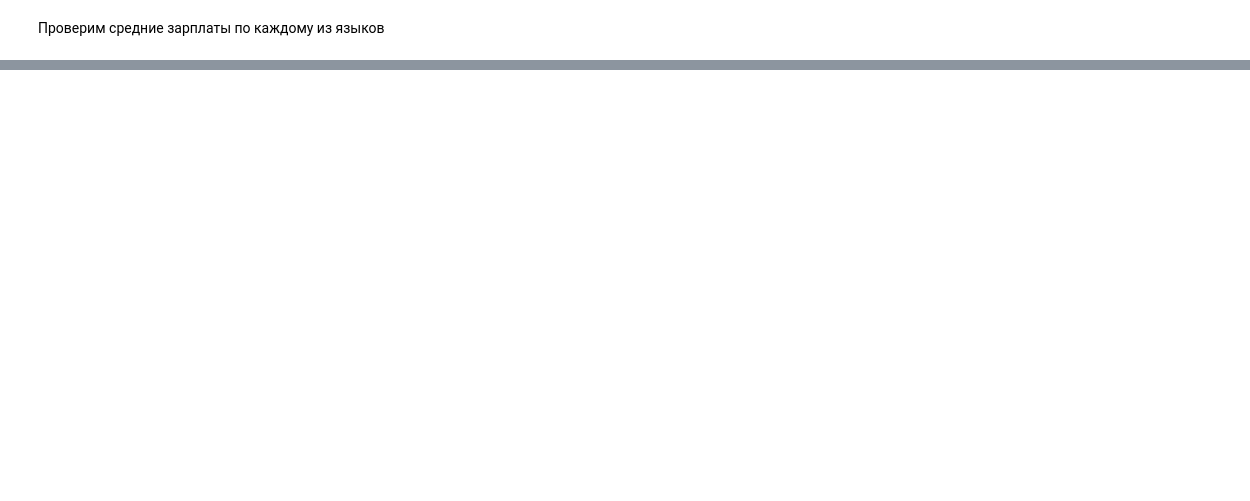
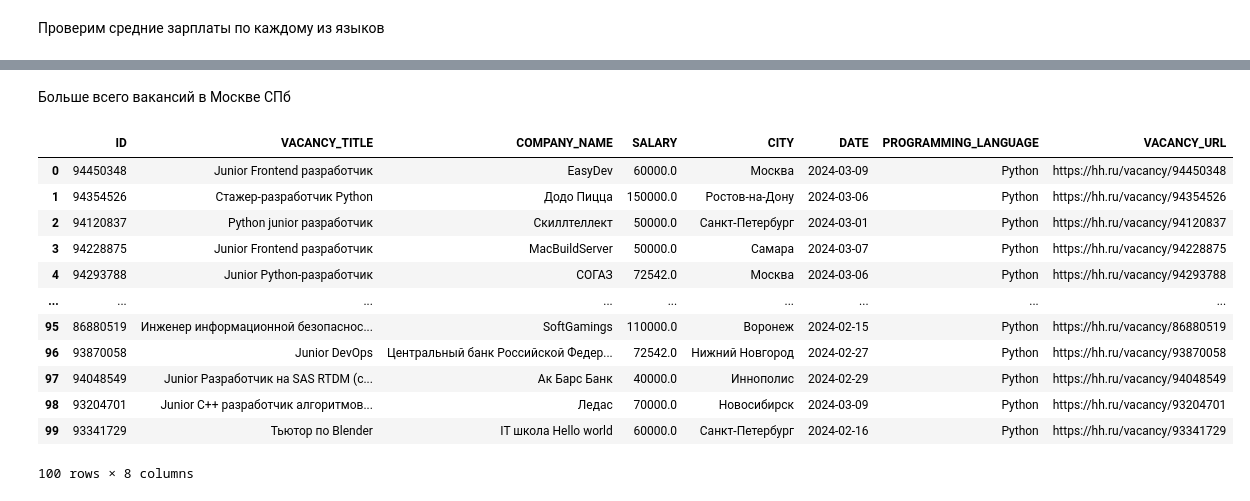
Before and after one commit to sariya23/analysis_hh_vacancies, a Jupyter notebook: main.ipynb, the cells around one changed output, grey strips where cells are left out. Cells and saved outputs as stored; diff of their text form; code cells hidden in the pictures; blank space fills up the shorter version.

Commit message:
More date

```diff
--- a/main.ipynb
+++ b/main.ipynb
@@ -204,0 +243,20 @@ df["SALARY"].std()
+# %% [markdown]
+Больше всего вакансий в Москве СПб
+# %%
+df_python = df.loc[df["PROGRAMMING_LANGUAGE"] == "Python"]
+# %%
+df_python
+# %% [output]
+|  | ID | VACANCY_TITLE | COMPANY_NAME | SALARY | CITY | DATE | PROGRAMMING_LANGUAGE | VACANCY_URL |
+| 0 | 94450348 | Junior Frontend разработчик | EasyDev | 60000.0 | Москва | 2024-03-09 | Python | https://hh.ru/vacancy/94450348 |
+| 1 | 94354526 | Стажер-разработчик Python | Додо Пицца | 150000.0 | Ростов-на-Дону | 2024-03-06 | Python | https://hh.ru/vacancy/94354526 |
+| 2 | 94120837 | Python junior разработчик | Скиллтеллект | 50000.0 | Санкт-Петербург | 2024-03-01 | Python | https://hh.ru/vacancy/94120837 |
+| 3 | 94228875 | Junior Frontend разработчик | MacBuildServer | 50000.0 | Самара | 2024-03-07 | Python | https://hh.ru/vacancy/94228875 |
+| 4 | 94293788 | Junior Python-разработчик | СОГАЗ | 72542.0 | Москва | 2024-03-06 | Python | https://hh.ru/vacancy/94293788 |
+| ... | ... | ... | ... | ... | ... | ... | ... | ... |
+| 95 | 86880519 | Инженер информационной безопаснос... | SoftGamings | 110000.0 | Воронеж | 2024-02-15 | Python | https://hh.ru/vacancy/86880519 |
+| 96 | 93870058 | Junior DevOps | Центральный банк Российской Федер... | 72542.0 | Нижний Новгород | 2024-02-27 | Python | https://hh.ru/vacancy/93870058 |
+| 97 | 94048549 | Junior Разработчик на SAS RTDM (с... | Ак Барс Банк | 40000.0 | Иннополис | 2024-02-29 | Python | https://hh.ru/vacancy/94048549 |
+| 98 | 93204701 | Junior C++ разработчик алгоритмов... | Ледас | 70000.0 | Новосибирск | 2024-03-09 | Python | https://hh.ru/vacancy/93204701 |
+| 99 | 93341729 | Тьютор по Blender | IT школа Hello world | 60000.0 | Санкт-Петербург | 2024-02-16 | Python | https://hh.ru/vacancy/93341729 |
+100 rows × 8 columns
```
Also changed, not shown: parts of 20 cells of this notebook, 3 other files.
